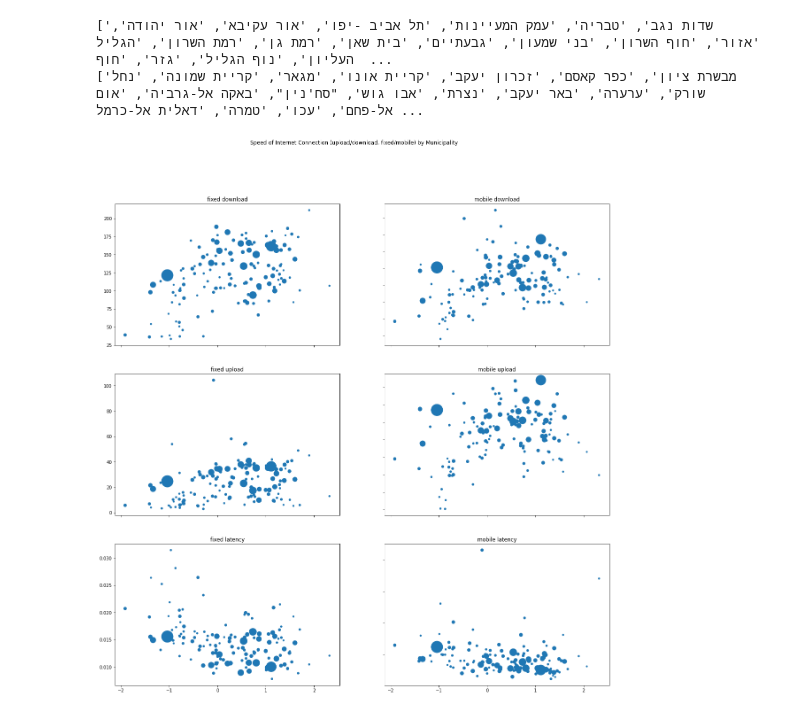
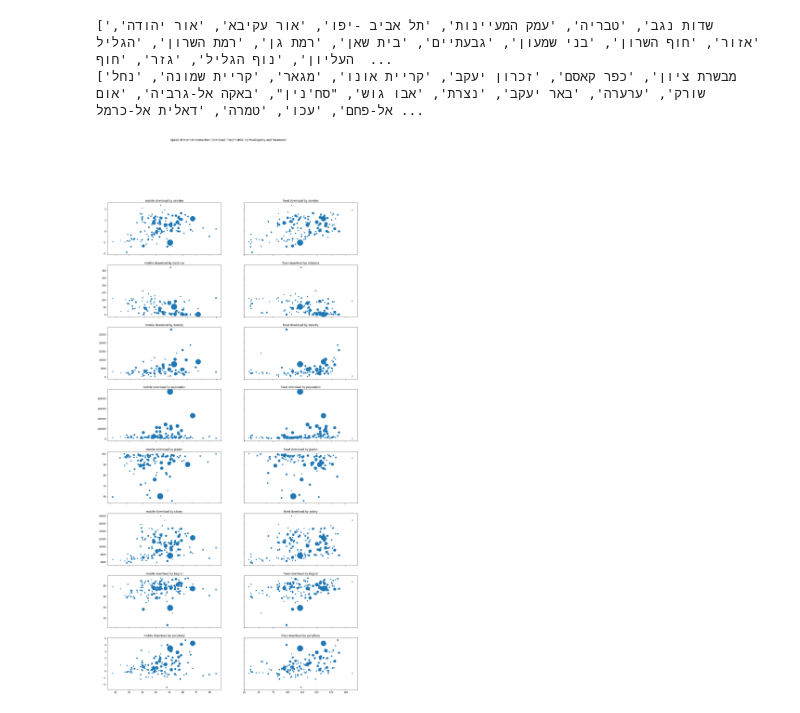
Before and after one commit to akariv/muni-internet, a Jupyter notebook: main.ipynb, the cells around one changed output. Drawn from its saved outputs; the diff is of its cells as text; code cells hidden in the pictures.

Commit message:
More fields

```diff
--- a/main.ipynb
+++ b/main.ipynb
@@ -18,7 +15,7 @@ import fiona
 import matplotlib.pyplot as plt
 import math
 
-plt.rcParams["figure.figsize"]=20,20
+plt.rcParams["figure.figsize"]=20,40
 
 from utils import download, point_in_db, fiona_to_index, get_municipal_dataset
 # %% [markdown]
@@ -109,8 +106,8 @@ Indexed 13927 items
 113937 134846 116
 284842 365084 207
 # %%
-with open(DATA / 'municipalities.json', 'w') as f:
-    json.dump(municipalities, f)
+# with open(DATA / 'municipalities.json', 'w') as f:
+#     json.dump(municipalities, f)
 # %%
 with open(DATA / 'municipalities.json') as f:
     municipalities = json.load(f)
@@ -121,8 +118,6 @@ for k, v in municipalities.items():
     if muni_rec is None:
         print('>>>', k)
         continue
-    v['name'] = muni_rec['name']
-    v['seindex'] = muni_rec['seindex']
     for kk in ['fixed', 'mobile']:
         if v[kk]['p'] > 10000:
             v[kk]['u'] = v[kk]['u'] / v[kk]['p']
@@ -134,5 +129,4 @@ for k, v in municipalities.items():
             rec['type'] = kk
             rec.update(v[kk])
             results.append(rec)
-results
 # %% [output]
@@ -164,17 +187,19 @@ print(list(map(lambda r: r['name'], sresults[-20:])))
 ['שדות נגב', 'טבריה', 'עמק המעיינות', 'תל אביב -יפו', 'אור עקיבא', 'אור יהודה', 'אזור', 'חוף השרון', 'בני שמעון', 'גבעתיים', 'בית שאן', 'רמת גן', 'רמת השרון', 'הגליל העליון', 'נוף הגליל', 'גזר', 'חוף  ...
 ['מבשרת ציון', 'כפר קאסם', 'זכרון יעקב', 'קריית אונו', 'מגאר', 'קריית שמונה', 'נחל שורק', 'ערערה', 'באר יעקב', 'נצרת', 'אבו גוש', "סח'נין", 'באקה אל-גרביה', 'אום אל-פחם', 'עכו', 'טמרה', 'דאלית אל-כרמל ...
 # %%
-fig, plots = plt.subplots(3, 2)
-fig.suptitle('Speed of Internet Connection (upload/download, fixed/mobile) by Municipality')
+fig, plots = plt.subplots(8, 2)
+fig.suptitle('Speed of Internet Connection (download, fixed/mobile) by Municipality and Parameter')
 
-for x, dir in enumerate(['download', 'upload', 'latency']):
-    for y, type in enumerate(['fixed', 'mobile']):
+
+# for x, dir in enumerate(['download', 'upload', 'latency']):
+for x, field in enumerate(['seindex', 'distance', 'density', 'population', 'jewish', 'salary', 'bagrut', 'periphery']):
+    for y, type in enumerate(['mobile', 'fixed']):
         subres = [x for x in results if x['type'] == type and x['pop']]
-        plots[x, y].scatter([x['seindex'] for x in subres], [x[dir[0]]/1000 for x in subres], s=[x['pop']/1000 for x in subres], marker='o')
-        plots[x, y].set_title(f'{type} {dir}')
+        plots[x, y].scatter([x['d']/1000 for x in subres], [x[field] for x in subres], s=[x['pop']/1000 for x in subres], marker='o')
+        plots[x, y].set_title(f'{type} download by {field}')
 
 
 for ax in fig.get_axes():
     ax.label_outer()
 # %% [output]
-[figure, old version]
+[figure, new version]
```
Also changed, not shown: parts of 4 cells of this notebook, 4 other files.
